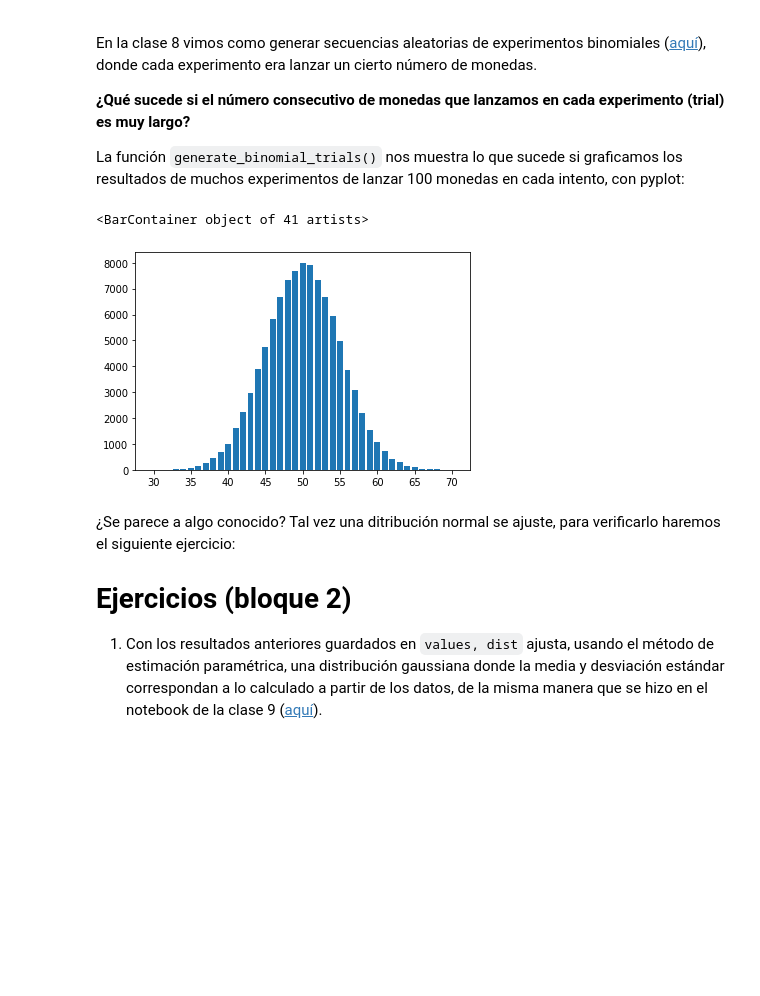
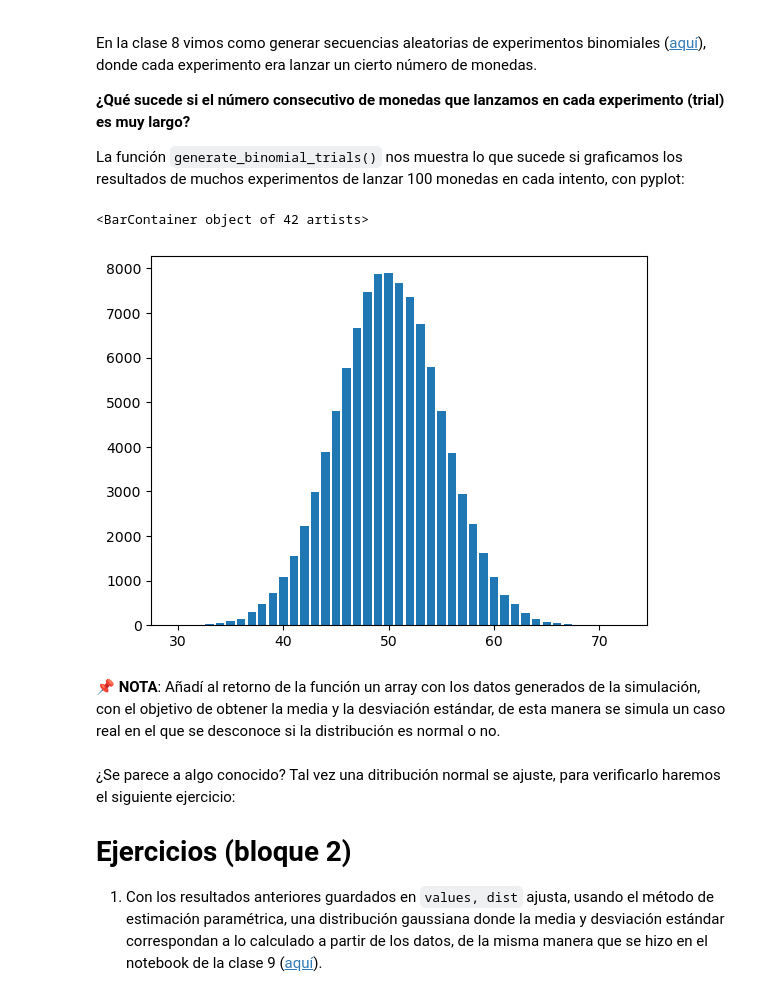
Before and after one commit to pahoalapizco/matematicas-data-science, a Jupyter notebook: probabilidad/03_ejercicios_distribuciones_probabilidad_continuas.ipynb, the cells around one changed output. Saved outputs shown, nothing was run; the diff lists cells and outputs as text; code cells hidden in the pictures; blank space fills up the shorter version.

```diff
--- a/probabilidad/03_ejercicios_distribuciones_probabilidad_continuas.ipynb
+++ b/probabilidad/03_ejercicios_distribuciones_probabilidad_continuas.ipynb
@@ -64,30 +79,32 @@ La función `generate_binomial_trials()` nos muestra lo que sucede si graficamos
 # %%
 import numpy as np
 from numpy.random import binomial
 import matplotlib.pyplot as plt
 
 def generate_binomial_trials(trials=1000, coin_toss=100):
   '''
   el resultado de esta funcion es generar un conjuntos
   de experimentos binomiales (trials) y de cada uno obtener
   las cantidades de exitos en cada secuencia (e.j. lanzar monedas).
 
   * trial: es una secuencia de <coin_toss> lanzamientos de moneda
 
   * coin_toss: es el numero de monedas lanzadas en cada trial
   '''
   arr = []
   for _ in range(trials):
     arr.append(binomial(coin_toss, 0.5))
   values, dist = np.unique(arr, return_counts=True)
 
-  return values, dist
+  return values, dist, np.array(arr)
 
-values, dist = generate_binomial_trials(100000)
+values, dist, sample = generate_binomial_trials(100000)
 plt.bar(values, dist)
 # %% [output]
-<BarContainer object of 41 artists>
+<BarContainer object of 42 artists>
-[figure, old version]
+[figure, new version]
+# %% [markdown]
+📌 **NOTA**: Añadí al retorno de la función un array con los datos generados de la simulación, con el objetivo de obtener la media y la desviación estándar, de esta manera se simula un caso real en el que se desconoce si la distribución es normal o no.
 # %% [markdown]
 ¿Se parece a algo conocido? Tal vez una ditribución normal se ajuste, para verificarlo haremos el siguiente ejercicio:
 
```
Also changed, not shown: parts of 5 cells of this notebook.
